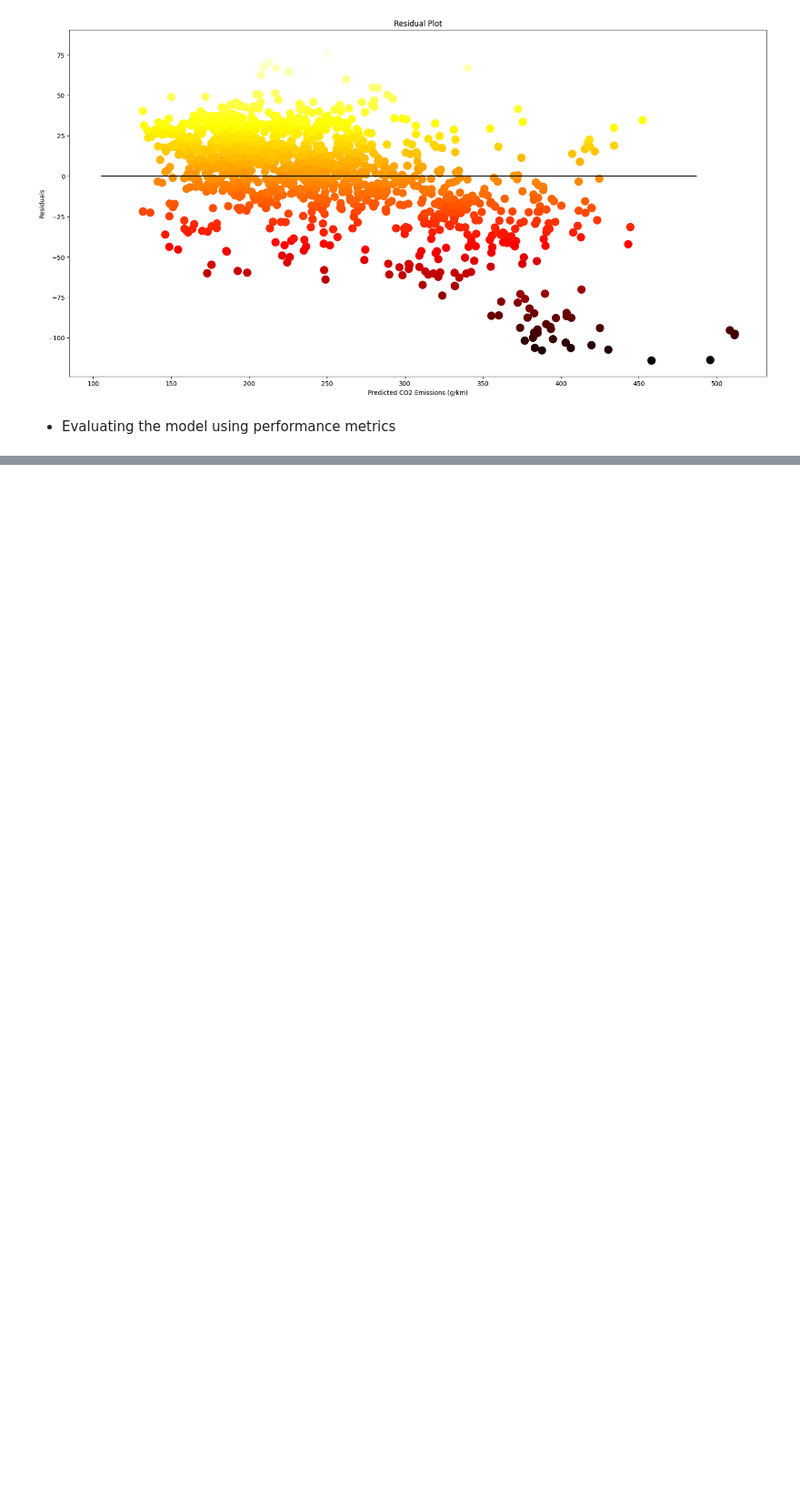
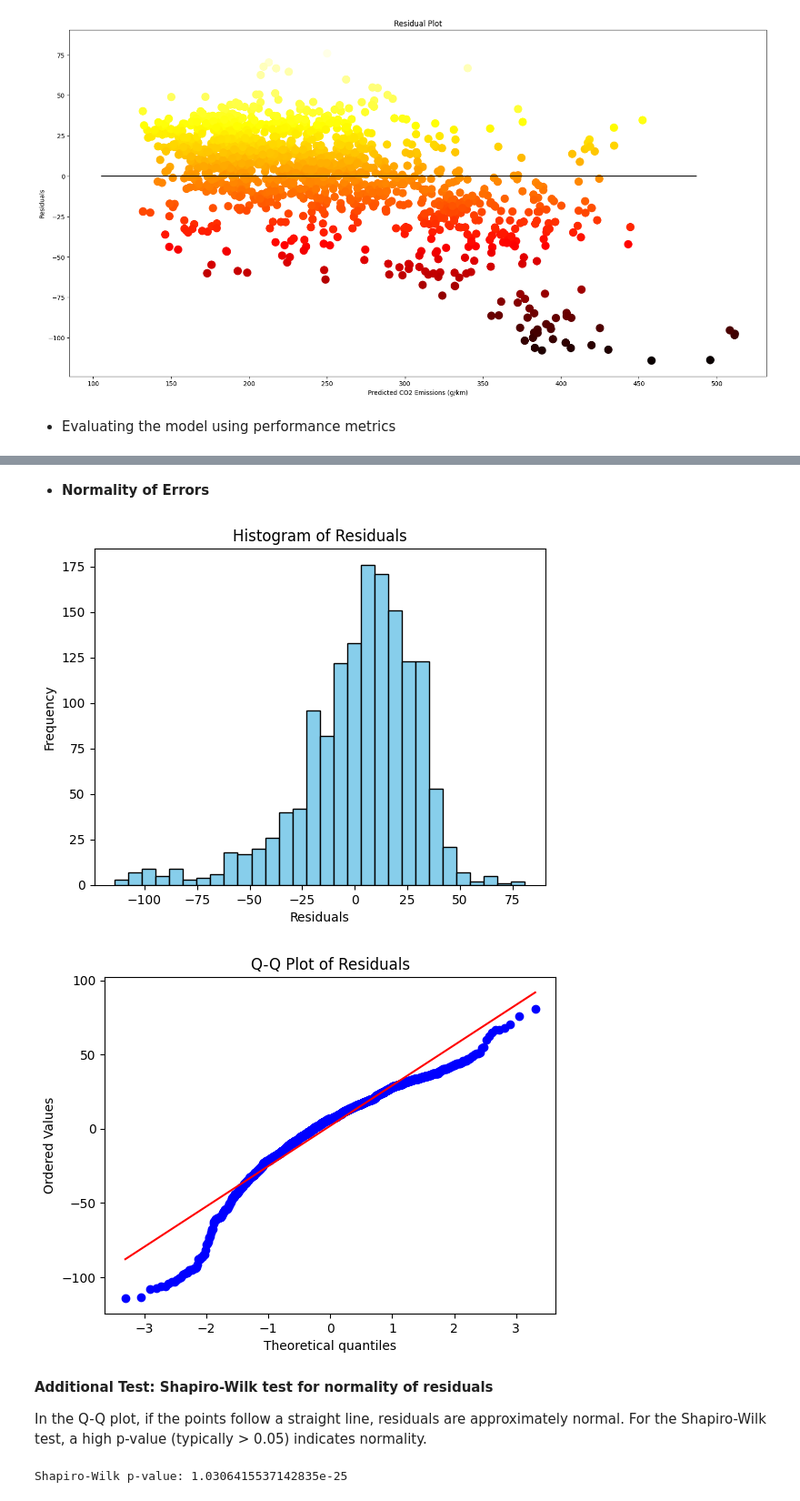
Before and after one commit to timid-angel/co2-emissions-prediction-model, a Jupyter notebook: Linear_Regression02.ipynb, the cells around one changed output, grey strips where cells are left out. Shown at 91% size. Cells and saved outputs as stored; diff of their text form; code cells hidden in the pictures; blank space fills up the shorter version.

Commit message:
added tests for the five assumptions (work in progress)

```diff
--- a/Linear_Regression02.ipynb
+++ b/Linear_Regression02.ipynb
@@ -214,7 +214,7 @@ The learning rate will be tweaked to find a good middleground among all the hype
 # %%
 # Make several models using different learning rates and epochs and use the performance metric measures to check how well they perform
 # learning_rates = [0.00001, 0.0003, 0.0002, 0.0005, 0.0001]
-learning_rates = [0.0001]
+learning_rates = [0.0003]
 models = [LinearRegression() for lr in learning_rates]
 
 conv_train_x = train_x.values.tolist()
@@ -336,0 +389,32 @@ Coefficient of Determination (R^2): 0.7612066291503361
+# %% [markdown]
+- **Normality of Errors**
+# %%
+import scipy.stats as stats
+import matplotlib.pyplot as plt
+
+# Histogram
+plt.hist(residuals, bins=30, color="skyblue", edgecolor="black")
+plt.xlabel("Residuals")
+plt.ylabel("Frequency")
+plt.title("Histogram of Residuals")
+plt.show()
+
+# Q-Q Plot
+stats.probplot(residuals, dist="norm", plot=plt)
+plt.title("Q-Q Plot of Residuals")
+plt.show()
+# %% [output]
+[figure, added]
+[figure, added]
+# %% [markdown]
+**Additional Test: Shapiro-Wilk test for normality of residuals**
+
+
+ In the Q-Q plot, if the points follow a straight line, residuals are approximately normal. For the Shapiro-Wilk test, a high p-value (typically > 0.05) indicates normality.
+# %%
+from scipy.stats import shapiro
+
+stat, p_value = shapiro(residuals)
+print("Shapiro-Wilk p-value:", p_value)
+# %% [output]
+Shapiro-Wilk p-value: 1.0306415537142835e-25
```
Also changed, not shown: parts of 11 cells of this notebook.
